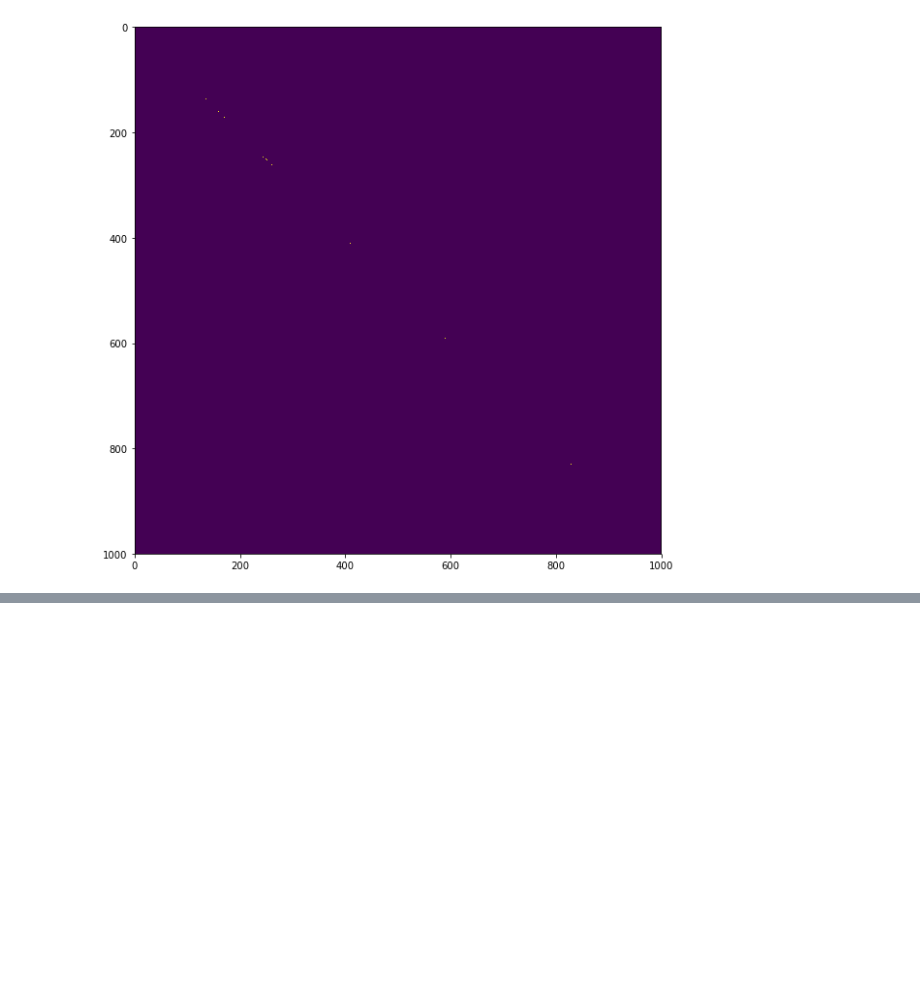
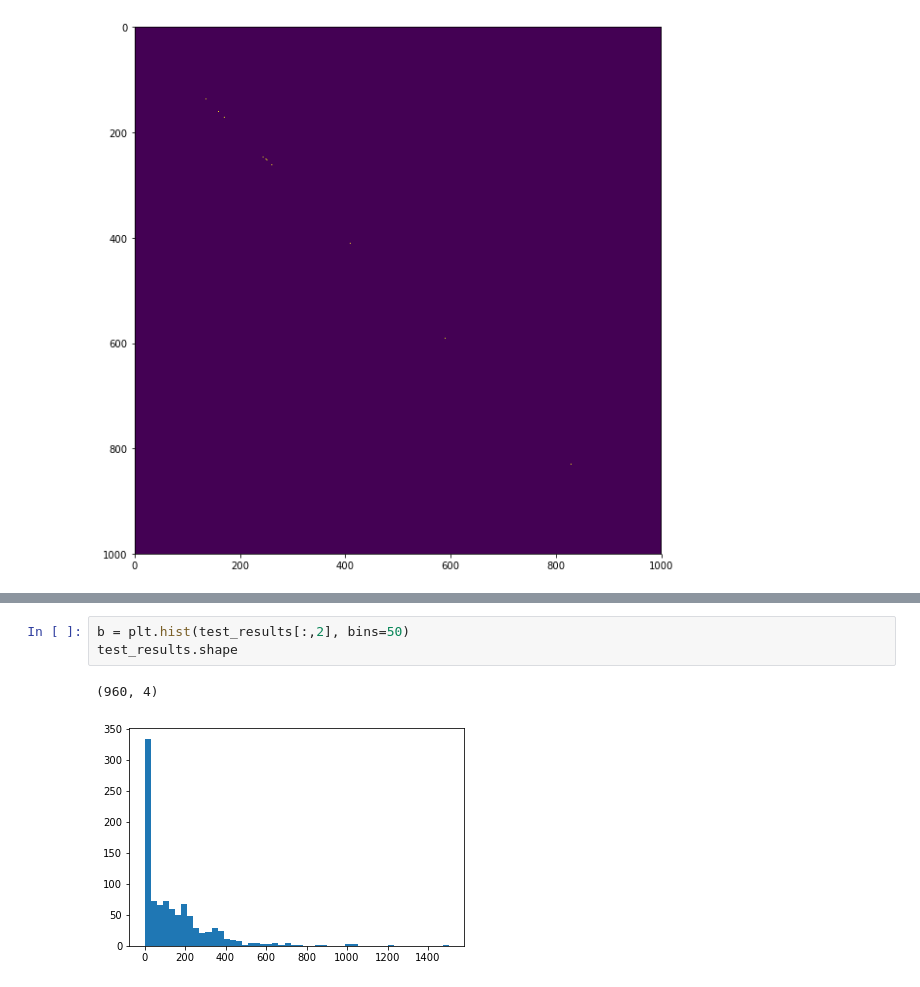
Before and after one commit to antonkatz/audio-search, a Jupyter notebook: pattern-finding.ipynb, the cells around one changed output, grey strips where cells are left out. Drawn from its saved outputs; the diff is of its cells as text; blank space fills up the shorter version.

```diff
--- a/pattern-finding.ipynb
+++ b/pattern-finding.ipynb
@@ -192,0 +210,6 @@ from mpl_toolkits.mplot3d import Axes3D
+# %%
+b = plt.hist(test_results[:,2], bins=50)
+test_results.shape
+# %% [output]
+(960, 4)
+[figure, added]
```
Also changed, not shown: parts of 4 cells of this notebook.
